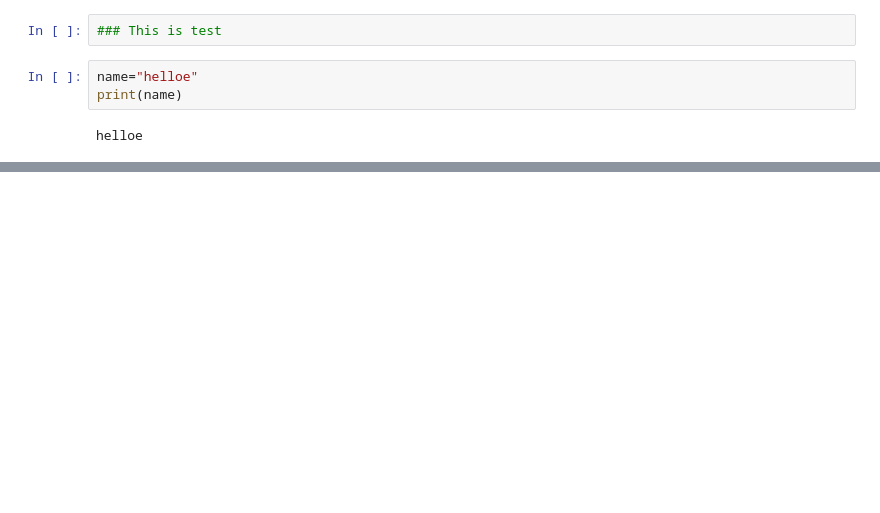
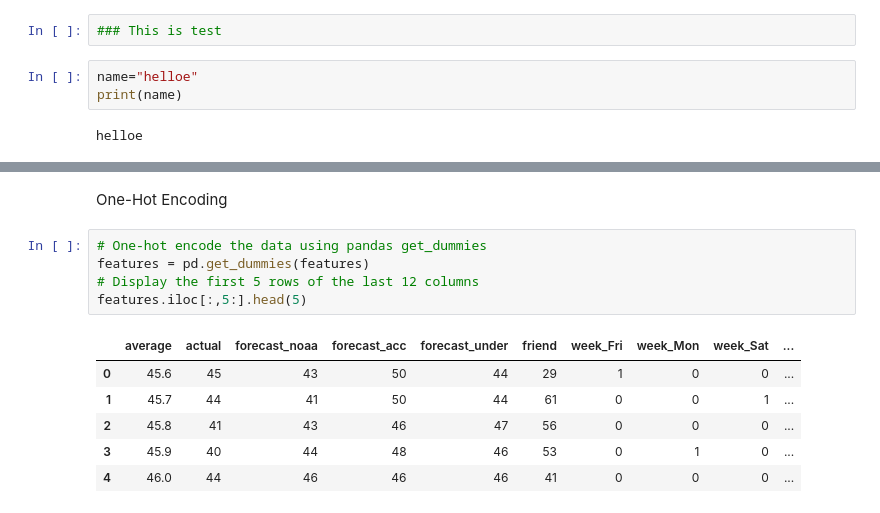
Before and after one commit to chandra-sekar-1983/MyProjects_1, a Jupyter notebook: Random_Forest_Models.ipynb, the cells around one changed output, grey strips where cells are left out. Saved outputs shown, nothing was run; the diff lists cells and outputs as text; blank space fills up the shorter version.

```diff
--- a/Random_Forest_Models.ipynb
+++ b/Random_Forest_Models.ipynb
@@ -17,0 +44,14 @@ FileNotFoundError: ignored
+# %% [markdown]
+One-Hot Encoding
+# %%
+# One-hot encode the data using pandas get_dummies
+features = pd.get_dummies(features)
+# Display the first 5 rows of the last 12 columns
+features.iloc[:,5:].head(5)
+# %% [output]
+|  | average | actual | forecast_noaa | forecast_acc | forecast_under | friend | week_Fri | week_Mon | week_Sat | ... |
+| 0 | 45.6 | 45 | 43 | 50 | 44 | 29 | 1 | 0 | 0 | ... |
+| 1 | 45.7 | 44 | 41 | 50 | 44 | 61 | 0 | 0 | 1 | ... |
+| 2 | 45.8 | 41 | 43 | 46 | 47 | 56 | 0 | 0 | 0 | ... |
+| 3 | 45.9 | 40 | 44 | 48 | 46 | 53 | 0 | 1 | 0 | ... |
+| 4 | 46.0 | 44 | 46 | 46 | 46 | 41 | 0 | 0 | 0 | ... |
```
Also changed, not shown: parts of 36 cells of this notebook.
